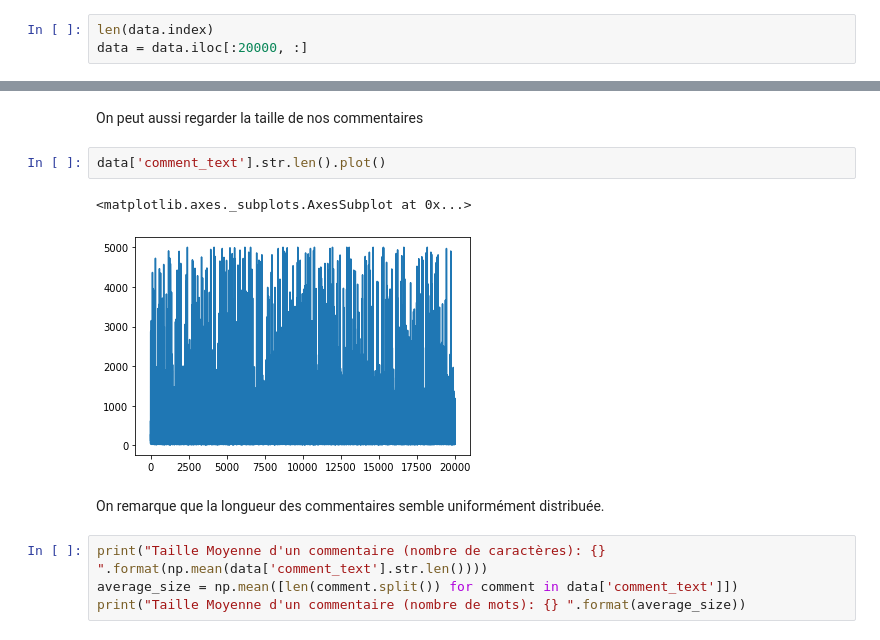
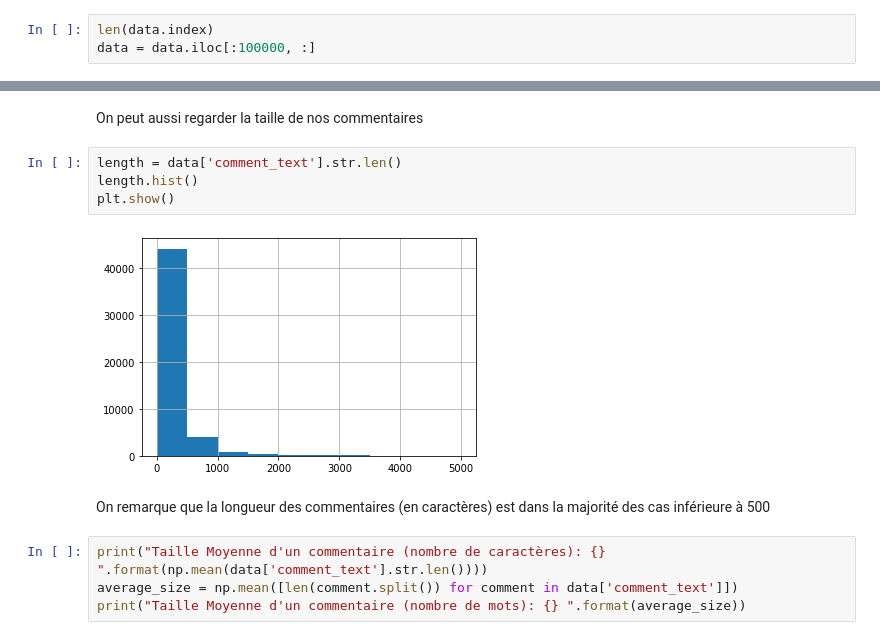
Before and after one commit to Aduwix/Toxic_comments_classification, a Jupyter notebook: Classification_commentaires_toxiques.ipynb, the cells around one changed output, grey strips where cells are left out. Cells and saved outputs as stored; diff of their text form.

```diff
--- a/Classification_commentaires_toxiques.ipynb
+++ b/Classification_commentaires_toxiques.ipynb
@@ -99,7 +99,7 @@ data.head()
 On ne prend pas la totalité du dataset pour l'entraînement pour ne pas passer trop de temps sur l'apprentissage.
 # %%
 len(data.index)
-data = data.iloc[:20000, :]
+data = data.iloc[:100000, :]
 # %% [markdown]
 # Etude du jeu de données <a name="StudyData"></a>
 # %% [markdown]
@@ -130,13 +130,14 @@ plt.show()
 On remarque ici que le nombre de commentaires dits "normaux" est bien supérieur au nombre de commentaires toxiques de tous types. On remarque aussi que certaines classes sont plus présentes que d'autres: 'toxic', 'obscene' et 'insult' ont plus d'exemples que 'severe_toxic', 'threat' et 'identity hate'.
 # %% [markdown]
 On peut aussi regarder la taille de nos commentaires
-# %%
-data['comment_text'].str.len().plot()
-# %% [output]
-<matplotlib.axes._subplots.AxesSubplot at 0x...>
-[figure, removed]
+# %%
+length = data['comment_text'].str.len()
+length.hist()
+plt.show()
+# %% [output]
+[figure, added]
 # %% [markdown]
-On remarque que la longueur des commentaires semble uniformément distribuée.
+On remarque que la longueur des commentaires (en caractères) est dans la majorité des cas inférieure à 500
 # %%
 print("Taille Moyenne d'un commentaire (nombre de caractères): {} ".format(np.mean(data['comment_text'].str.len())))
 average_size = np.mean([len(comment.split()) for comment in data['comment_text']])
```
Also changed, not shown: parts of 18 cells of this notebook.
